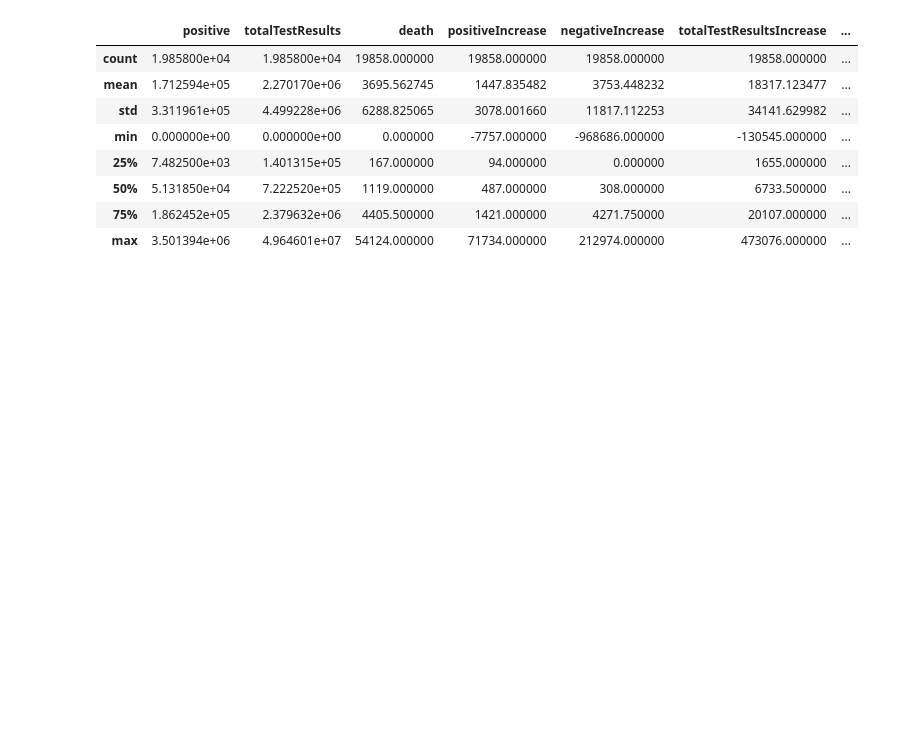
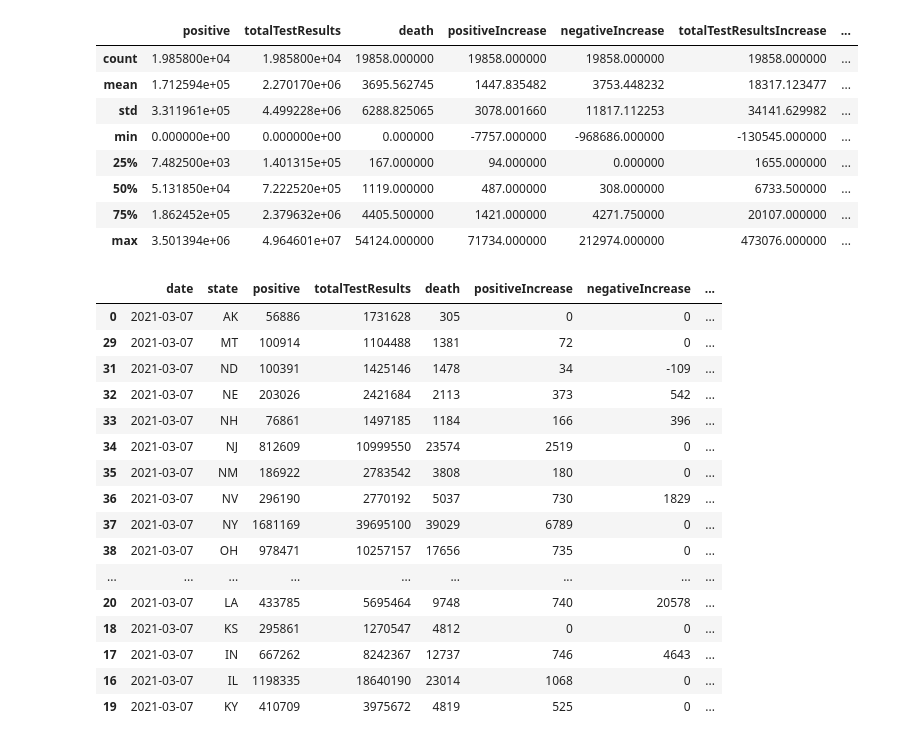
Before and after one commit to AI-School-F5-P2/proyecto_Datathon_equipo_5, a Jupyter notebook: main.ipynb, the cells around one changed output. Cells and saved outputs as stored; diff of their text form; code cells hidden in the pictures; blank space fills up the shorter version.

```diff
--- a/main.ipynb
+++ b/main.ipynb
@@ -232,3 +226,23 @@ df_cleaned[numericas].describe()
 | 50% | 5.131850e+04 | 7.222520e+05 | 1119.000000 | 487.000000 | 308.000000 | 6733.500000 | ... |
 | 75% | 1.862452e+05 | 2.379632e+06 | 4405.500000 | 1421.000000 | 4271.750000 | 20107.000000 | ... |
 | max | 3.501394e+06 | 4.964601e+07 | 54124.000000 | 71734.000000 | 212974.000000 | 473076.000000 | ... |
+# %%
+df_cleaned.head(56)
+# %% [output]
+|  | date | state | positive | totalTestResults | death | positiveIncrease | negativeIncrease | ... |
+| 0 | 2021-03-07 | AK | 56886 | 1731628 | 305 | 0 | 0 | ... |
+| 29 | 2021-03-07 | MT | 100914 | 1104488 | 1381 | 72 | 0 | ... |
+| 31 | 2021-03-07 | ND | 100391 | 1425146 | 1478 | 34 | -109 | ... |
+| 32 | 2021-03-07 | NE | 203026 | 2421684 | 2113 | 373 | 542 | ... |
+| 33 | 2021-03-07 | NH | 76861 | 1497185 | 1184 | 166 | 396 | ... |
+| 34 | 2021-03-07 | NJ | 812609 | 10999550 | 23574 | 2519 | 0 | ... |
+| 35 | 2021-03-07 | NM | 186922 | 2783542 | 3808 | 180 | 0 | ... |
+| 36 | 2021-03-07 | NV | 296190 | 2770192 | 5037 | 730 | 1829 | ... |
+| 37 | 2021-03-07 | NY | 1681169 | 39695100 | 39029 | 6789 | 0 | ... |
+| 38 | 2021-03-07 | OH | 978471 | 10257157 | 17656 | 735 | 0 | ... |
+| ... | ... | ... | ... | ... | ... | ... | ... | ... |
+| 20 | 2021-03-07 | LA | 433785 | 5695464 | 9748 | 740 | 20578 | ... |
+| 18 | 2021-03-07 | KS | 295861 | 1270547 | 4812 | 0 | 0 | ... |
+| 17 | 2021-03-07 | IN | 667262 | 8242367 | 12737 | 746 | 4643 | ... |
+| 16 | 2021-03-07 | IL | 1198335 | 18640190 | 23014 | 1068 | 0 | ... |
+| 19 | 2021-03-07 | KY | 410709 | 3975672 | 4819 | 525 | 0 | ... |
```
Also changed, not shown: parts of 3 cells of this notebook.
